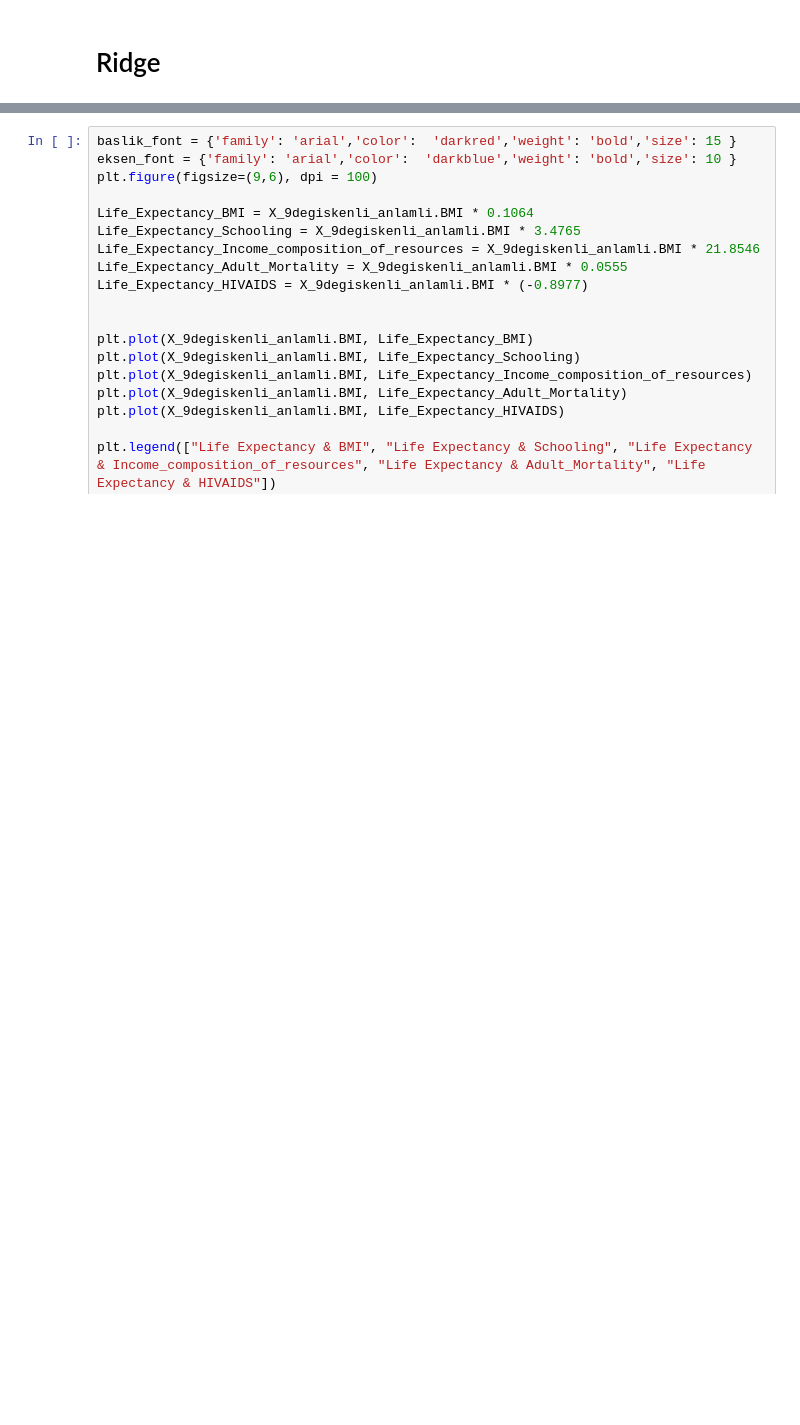
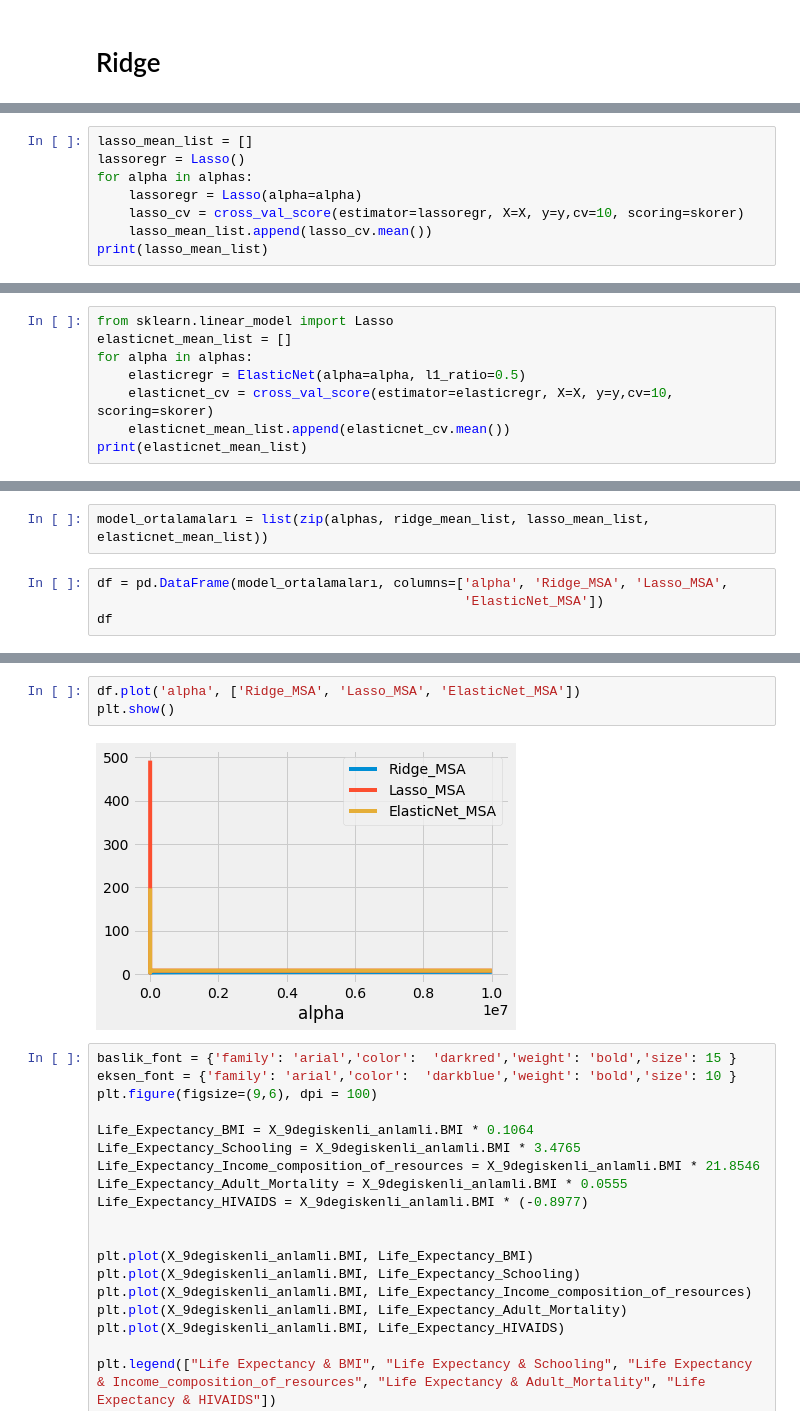
Before and after one commit to EceDolen/Proje-2-, a Jupyter notebook: proje 2 LifeExpectancyData-ASIL.ipynb, the cells around one changed output, grey strips where cells are left out. Saved outputs shown, nothing was run; the diff lists cells and outputs as text; blank space fills up the shorter version.

```diff
--- a/proje 2 LifeExpectancyData-ASIL.ipynb
+++ b/proje 2 LifeExpectancyData-ASIL.ipynb
@@ -986,0 +1167,8 @@ Mean Absolute Percentage Error  (MAPE) : 12.381782732012637
+# %%
+lasso_mean_list = []
+lassoregr = Lasso()
+for alpha in alphas:
+    lassoregr = Lasso(alpha=alpha)
+    lasso_cv = cross_val_score(estimator=lassoregr, X=X, y=y,cv=10, scoring=skorer)
+    lasso_mean_list.append(lasso_cv.mean())
+print(lasso_mean_list)
@@ -986,0 +1177,8 @@ Mean Absolute Percentage Error  (MAPE) : 12.381782732012637
+# %%
+from sklearn.linear_model import Lasso
+elasticnet_mean_list = []
+for alpha in alphas:
+    elasticregr = ElasticNet(alpha=alpha, l1_ratio=0.5)
+    elasticnet_cv = cross_val_score(estimator=elasticregr, X=X, y=y,cv=10, scoring=skorer)
+    elasticnet_mean_list.append(elasticnet_cv.mean())
+print(elasticnet_mean_list)
@@ -986,0 +1187,6 @@ Mean Absolute Percentage Error  (MAPE) : 12.381782732012637
+# %%
+model_ortalamaları = list(zip(alphas, ridge_mean_list, lasso_mean_list, elasticnet_mean_list))
+# %%
+df = pd.DataFrame(model_ortalamaları, columns=['alpha', 'Ridge_MSA', 'Lasso_MSA',
+                                               'ElasticNet_MSA'])
+df
@@ -987,3 +1207,8 @@ Mean Absolute Percentage Error  (MAPE) : 12.381782732012637
+# %%
+df.plot('alpha', ['Ridge_MSA', 'Lasso_MSA', 'ElasticNet_MSA'])
+plt.show()
+# %% [output]
+[figure, added]
 # %%
 baslik_font = {'family': 'arial','color':  'darkred','weight': 'bold','size': 15 }
 eksen_font = {'family': 'arial','color':  'darkblue','weight': 'bold','size': 10 }
```
Also changed, not shown: parts of 32 cells of this notebook.
